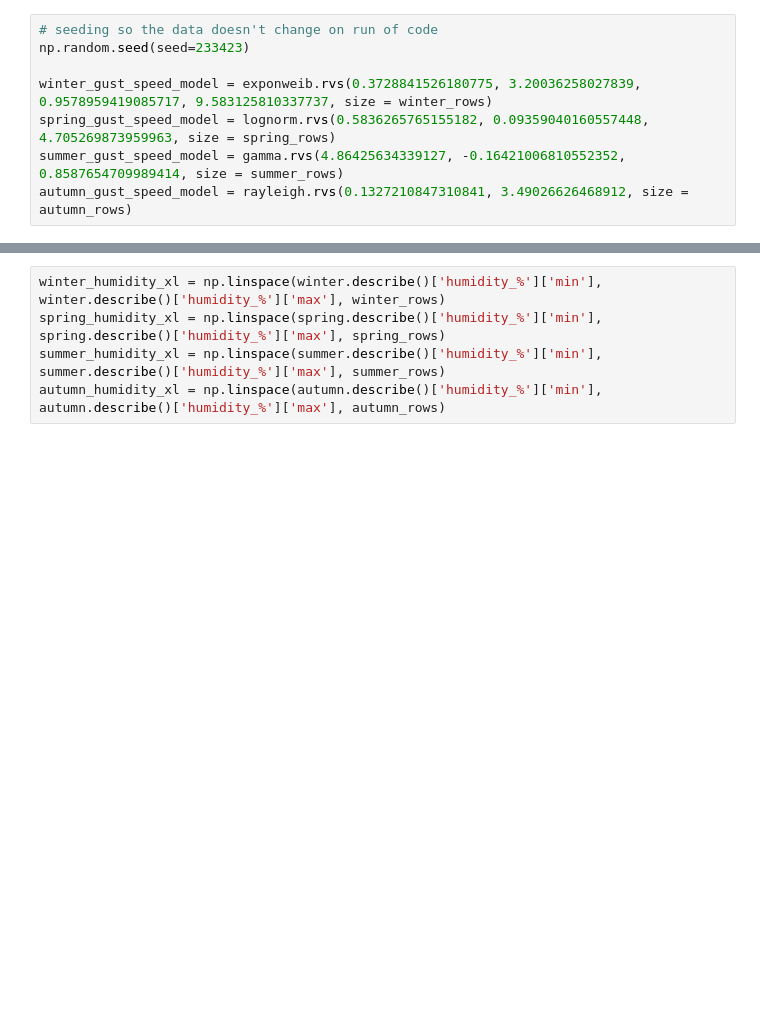
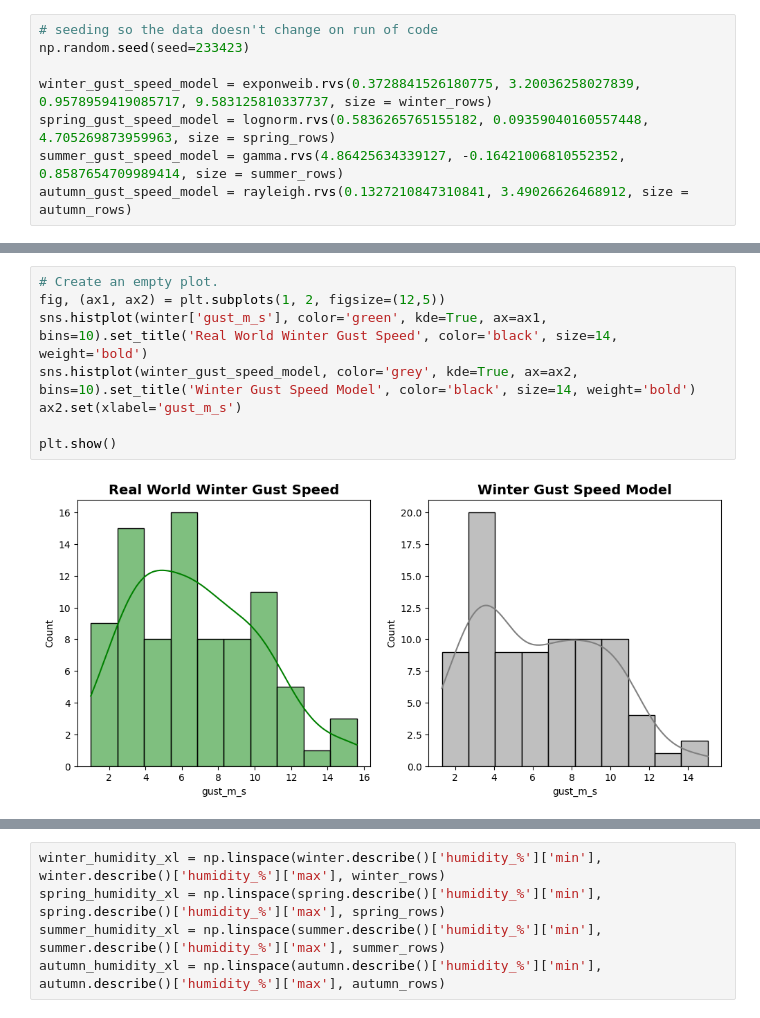
Before and after one commit to humphs078/ProgrammingforDataAnalysisAssignment_1, a Jupyter notebook: submission_notebook.ipynb, the cells around one changed output, grey strips where cells are left out. Drawn from its saved outputs; the diff is of its cells as text; blank space fills up the shorter version.

```diff
--- a/submission_notebook.ipynb
+++ b/submission_notebook.ipynb
@@ -717,0 +722,10 @@ autumn_gust_speed_model = rayleigh.rvs(0.1327210847310841, 3.49026626468912, siz
+# %%
+# Create an empty plot.
+fig, (ax1, ax2) = plt.subplots(1, 2, figsize=(12,5))
+sns.histplot(winter['gust_m_s'], color='green', kde=True, ax=ax1, bins=10).set_title('Real World Winter Gust Speed', color='black', size=14, weight='bold')
+sns.histplot(winter_gust_speed_model, color='grey', kde=True, ax=ax2, bins=10).set_title('Winter Gust Speed Model', color='black', size=14, weight='bold')
+ax2.set(xlabel='gust_m_s')
+
+plt.show()
+# %% [output]
+[figure, added]
```
Also changed, not shown: parts of 47 cells of this notebook.
